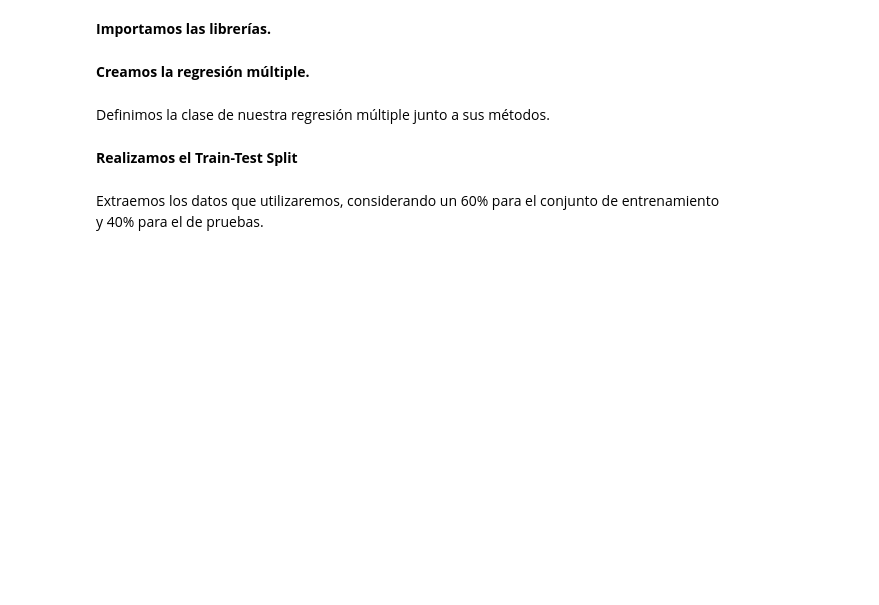
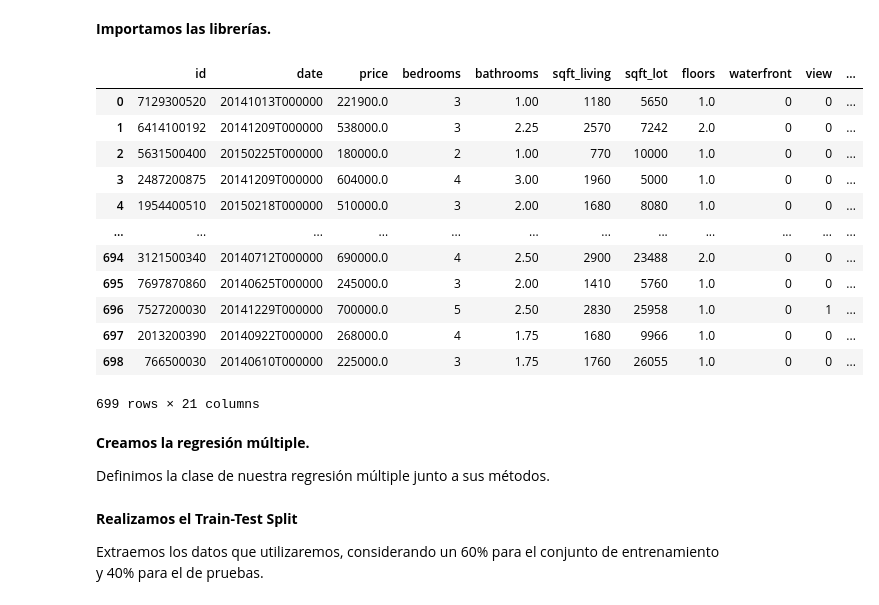
Before and after one commit to AlejandroVillasenor/MachineLearning, a Jupyter notebook: PolynomialRegression/PolRegressionCrossVal.ipynb, the cells around one changed output. Cells and saved outputs as stored; diff of their text form; code cells hidden in the pictures; blank space fills up the shorter version.

```diff
--- a/PolynomialRegression/PolRegressionCrossVal.ipynb
+++ b/PolynomialRegression/PolRegressionCrossVal.ipynb
@@ -19,13 +19,30 @@ Dataset utilizado: https://www.kaggle.com/code/laeclover/predicci-n-de-venta-de-
 # %%
 import numpy as np
 import matplotlib.pyplot as plt
 from mpl_toolkits.mplot3d import Axes3D
 import pandas as pd
-import random as rd
+import random
+
+full_data_file = pd.read_csv('kc_house_data.csv', header=0, encoding='latin-1')
+full_data_file
+# %% [output]
+|  | id | date | price | bedrooms | bathrooms | sqft_living | sqft_lot | floors | waterfront | view | ... |
+| 0 | 7129300520 | 20141013T000000 | 221900.0 | 3 | 1.00 | 1180 | 5650 | 1.0 | 0 | 0 | ... |
+| 1 | 6414100192 | 20141209T000000 | 538000.0 | 3 | 2.25 | 2570 | 7242 | 2.0 | 0 | 0 | ... |
+| 2 | 5631500400 | 20150225T000000 | 180000.0 | 2 | 1.00 | 770 | 10000 | 1.0 | 0 | 0 | ... |
+| 3 | 2487200875 | 20141209T000000 | 604000.0 | 4 | 3.00 | 1960 | 5000 | 1.0 | 0 | 0 | ... |
+| 4 | 1954400510 | 20150218T000000 | 510000.0 | 3 | 2.00 | 1680 | 8080 | 1.0 | 0 | 0 | ... |
+| ... | ... | ... | ... | ... | ... | ... | ... | ... | ... | ... | ... |
+| 694 | 3121500340 | 20140712T000000 | 690000.0 | 4 | 2.50 | 2900 | 23488 | 2.0 | 0 | 0 | ... |
+| 695 | 7697870860 | 20140625T000000 | 245000.0 | 3 | 2.00 | 1410 | 5760 | 1.0 | 0 | 0 | ... |
+| 696 | 7527200030 | 20141229T000000 | 700000.0 | 5 | 2.50 | 2830 | 25958 | 1.0 | 0 | 1 | ... |
+| 697 | 2013200390 | 20140922T000000 | 268000.0 | 4 | 1.75 | 1680 | 9966 | 1.0 | 0 | 0 | ... |
+| 698 | 766500030 | 20140610T000000 | 225000.0 | 3 | 1.75 | 1760 | 26055 | 1.0 | 0 | 0 | ... |
+699 rows × 21 columns
 # %% [markdown]
 **Creamos la regresión múltiple.**
+
+Definimos la clase de nuestra regresión múltiple junto a sus métodos.
-# %% [markdown]
-Definimos la clase de nuestra regresión múltiple junto a sus métodos.
 # %%
 class MultipleRegression:
     def __init__(self, learning_rate=0.01, n_iter=1000):
@@ -56,6 +74,6 @@ class MultipleRegression:
         return x_with_intercept @ np.concatenate(([self.intercept_], self.coef_))
-# %% [markdown]
-**Realizamos el Train-Test Split**
 # %% [markdown]
+**Realizamos el Train-Test Split**
+
 Extraemos los datos que utilizaremos, considerando un 60% para el conjunto de entrenamiento y 40% para el de pruebas.
 # %%
```
Also changed, not shown: parts of 15 cells of this notebook, 2 other files.
